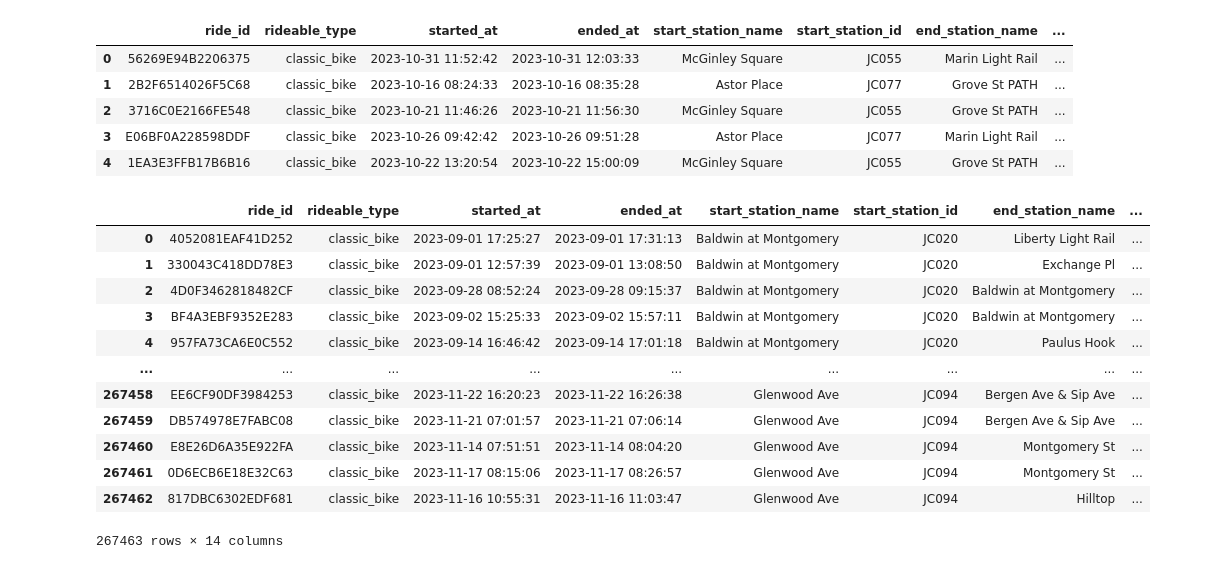
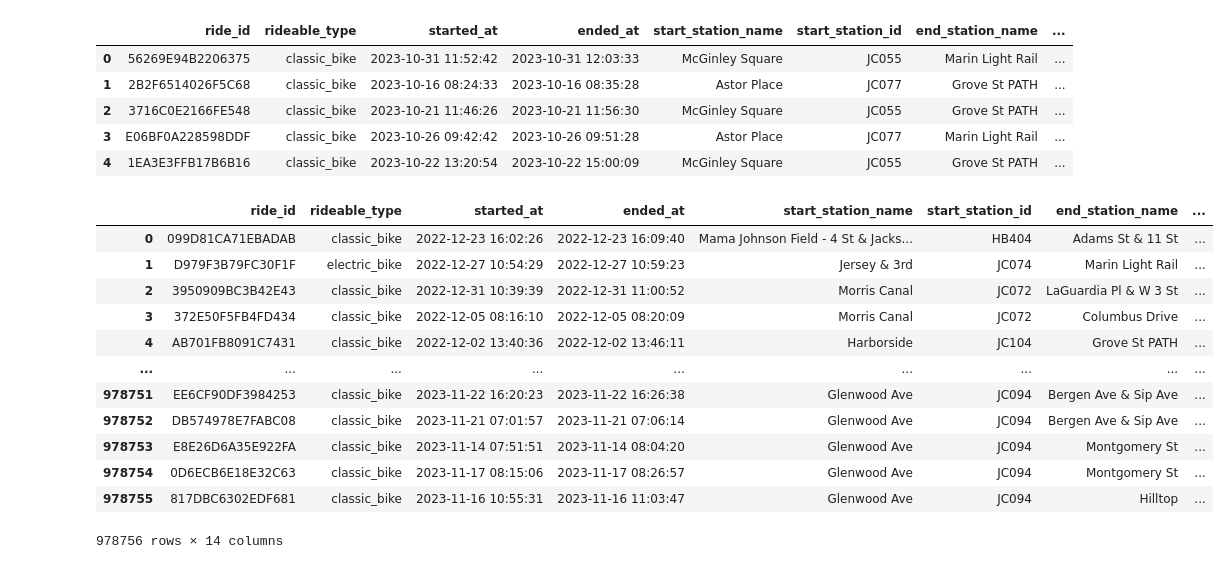
Before and after one commit to falconpunch082/Data-Analysis-Portfolio, a Jupyter notebook: tableau-challenge - Week 18 Homework/data_mod.ipynb, the cells around one changed output. Saved outputs shown, nothing was run; the diff lists cells and outputs as text; code cells hidden in the pictures.

```diff
--- a/tableau-challenge - Week 18 Homework/data_mod.ipynb
+++ b/tableau-challenge - Week 18 Homework/data_mod.ipynb
@@ -48,9 +47,18 @@ nov_df.head(5)
 # %%
 # Modifications to DataFrames before Union
 
-sept_df['month'] = 'September'
-oct_df['month'] = 'October'
-nov_df['month'] = 'November'
+dec_df['month-year'] = 'December 2022'
+jan_df['month-year'] = 'January 2023'
+feb_df['month-year'] = 'February 2023'
+mar_df['month-year'] = 'March 2023'
+apr_df['month-year'] = 'April 2023'
+may_df['month-year'] = 'May 2023'
+jun_df['month-year'] = 'June 2023'
+jul_df['month-year'] = 'July 2023'
+aug_df['month-year'] = 'August 2023'
+sept_df['month-year'] = 'September 2023'
+oct_df['month-year'] = 'October 2023'
+nov_df['month-year'] = 'November 2023'
 # %%
 # Checking if modifications are done
 
@@ -64,29 +72,29 @@ oct_df.head(5)
 | 4 | 1EA3E3FFB17B6B16 | classic_bike | 2023-10-22 13:20:54 | 2023-10-22 15:00:09 | McGinley Square | JC055 | Grove St PATH | ... |
 # %%
 # Union
-full_df = pd.concat([sept_df, oct_df, nov_df])
+full_df = pd.concat([dec_df, jan_df, feb_df, mar_df, apr_df, may_df, jun_df, jul_df, aug_df, sept_df, oct_df, nov_df])
 
 # Removing any null values
 full_df.dropna()
 
 # Resetting index
 full_df.reset_index(drop=True, inplace=True)
 
 full_df
 # %% [output]
 |  | ride_id | rideable_type | started_at | ended_at | start_station_name | start_station_id | end_station_name | ... |
-| 0 | 4052081EAF41D252 | classic_bike | 2023-09-01 17:25:27 | 2023-09-01 17:31:13 | Baldwin at Montgomery | JC020 | Liberty Light Rail | ... |
-| 1 | 330043C418DD78E3 | classic_bike | 2023-09-01 12:57:39 | 2023-09-01 13:08:50 | Baldwin at Montgomery | JC020 | Exchange Pl | ... |
-| 2 | 4D0F3462818482CF | classic_bike | 2023-09-28 08:52:24 | 2023-09-28 09:15:37 | Baldwin at Montgomery | JC020 | Baldwin at Montgomery | ... |
-| 3 | BF4A3EBF9352E283 | classic_bike | 2023-09-02 15:25:33 | 2023-09-02 15:57:11 | Baldwin at Montgomery | JC020 | Baldwin at Montgomery | ... |
-| 4 | 957FA73CA6E0C552 | classic_bike | 2023-09-14 16:46:42 | 2023-09-14 17:01:18 | Baldwin at Montgomery | JC020 | Paulus Hook | ... |
+| 0 | 099D81CA71EBADAB | classic_bike | 2022-12-23 16:02:26 | 2022-12-23 16:09:40 | Mama Johnson Field - 4 St & Jacks... | HB404 | Adams St & 11 St | ... |
+| 1 | D979F3B79FC30F1F | electric_bike | 2022-12-27 10:54:29 | 2022-12-27 10:59:23 | Jersey & 3rd | JC074 | Marin Light Rail | ... |
+| 2 | 3950909BC3B42E43 | classic_bike | 2022-12-31 10:39:39 | 2022-12-31 11:00:52 | Morris Canal | JC072 | LaGuardia Pl & W 3 St | ... |
+| 3 | 372E50F5FB4FD434 | classic_bike | 2022-12-05 08:16:10 | 2022-12-05 08:20:09 | Morris Canal | JC072 | Columbus Drive | ... |
+| 4 | AB701FB8091C7431 | classic_bike | 2022-12-02 13:40:36 | 2022-12-02 13:46:11 | Harborside | JC104 | Grove St PATH | ... |
 | ... | ... | ... | ... | ... | ... | ... | ... | ... |
-| 267458 | EE6CF90DF3984253 | classic_bike | 2023-11-22 16:20:23 | 2023-11-22 16:26:38 | Glenwood Ave | JC094 | Bergen Ave & Sip Ave | ... |
-| 267459 | DB574978E7FABC08 | classic_bike | 2023-11-21 07:01:57 | 2023-11-21 07:06:14 | Glenwood Ave | JC094 | Bergen Ave & Sip Ave | ... |
-| 267460 | E8E26D6A35E922FA | classic_bike | 2023-11-14 07:51:51 | 2023-11-14 08:04:20 | Glenwood Ave | JC094 | Montgomery St | ... |
-| 267461 | 0D6ECB6E18E32C63 | classic_bike | 2023-11-17 08:15:06 | 2023-11-17 08:26:57 | Glenwood Ave | JC094 | Montgomery St | ... |
-| 267462 | 817DBC6302EDF681 | classic_bike | 2023-11-16 10:55:31 | 2023-11-16 11:03:47 | Glenwood Ave | JC094 | Hilltop | ... |
+| 978751 | EE6CF90DF3984253 | classic_bike | 2023-11-22 16:20:23 | 2023-11-22 16:26:38 | Glenwood Ave | JC094 | Bergen Ave & Sip Ave | ... |
+| 978752 | DB574978E7FABC08 | classic_bike | 2023-11-21 07:01:57 | 2023-11-21 07:06:14 | Glenwood Ave | JC094 | Bergen Ave & Sip Ave | ... |
+| 978753 | E8E26D6A35E922FA | classic_bike | 2023-11-14 07:51:51 | 2023-11-14 08:04:20 | Glenwood Ave | JC094 | Montgomery St | ... |
+| 978754 | 0D6ECB6E18E32C63 | classic_bike | 2023-11-17 08:15:06 | 2023-11-17 08:26:57 | Glenwood Ave | JC094 | Montgomery St | ... |
+| 978755 | 817DBC6302EDF681 | classic_bike | 2023-11-16 10:55:31 | 2023-11-16 11:03:47 | Glenwood Ave | JC094 | Hilltop | ... |
-267463 rows × 14 columns
+978756 rows × 14 columns
 # %%
 # Since the start point and end point are provided, displacement can be measured.
 
```
Also changed, not shown: parts of 6 cells of this notebook, 4 other files.
